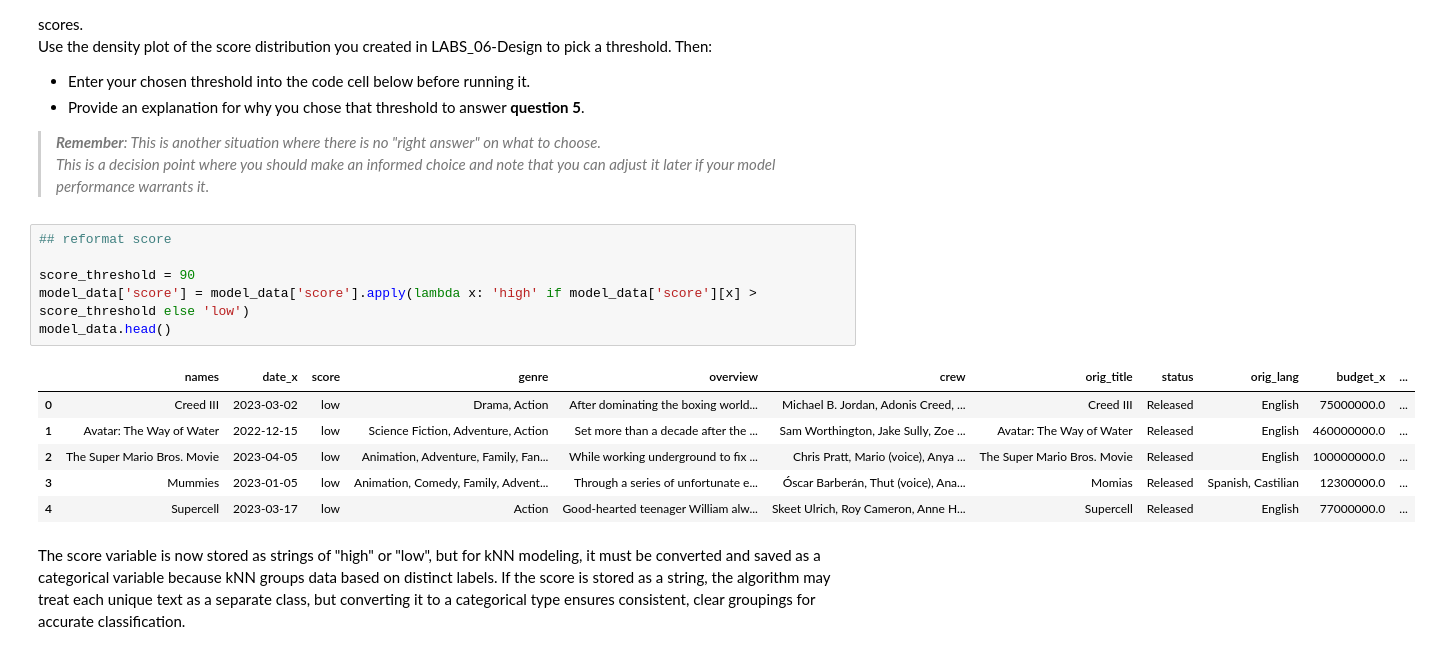
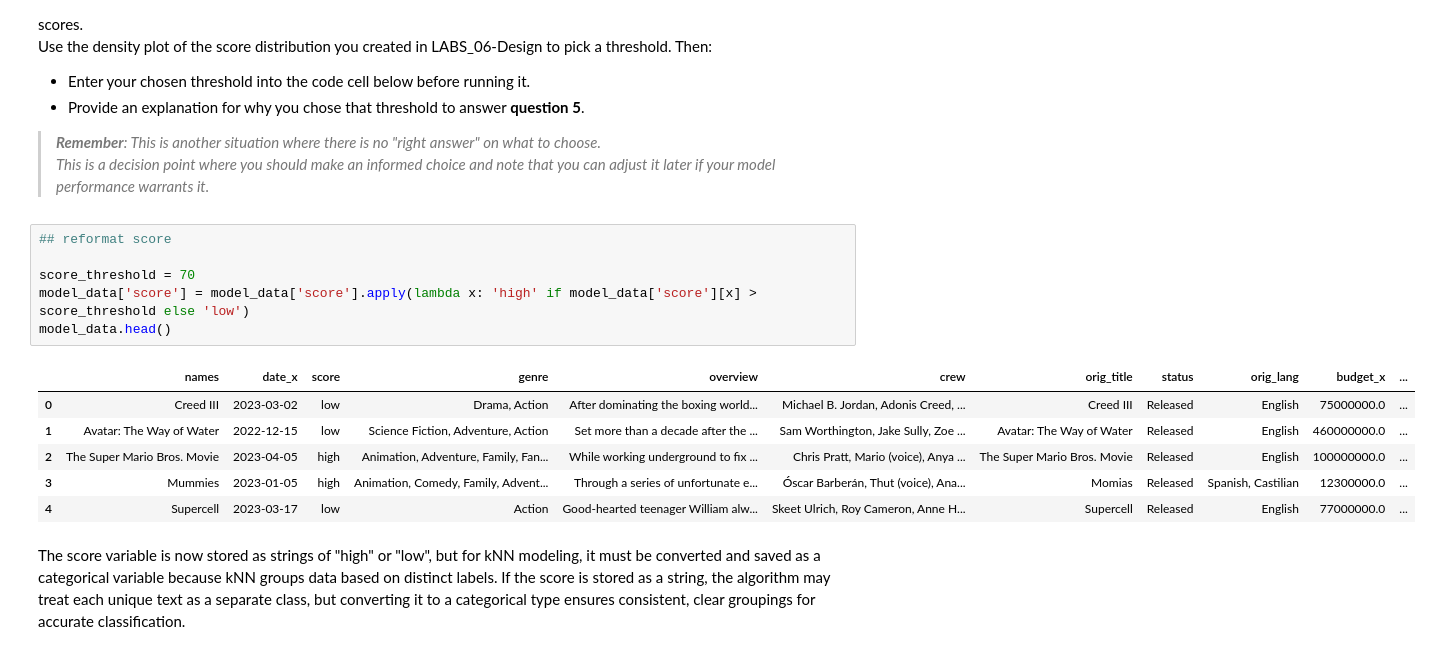
Before and after one commit to annayao0602/DS1001-LABS-Projects, a Jupyter notebook: LABS_09_Analytics (4).ipynb, the cells around one changed output. Drawn from its saved outputs; the diff is of its cells as text.

```diff
--- a/LABS_09_Analytics (4).ipynb
+++ b/LABS_09_Analytics (4).ipynb
@@ -385,15 +385,15 @@ Use the density plot of the score distribution you created in LABS_06-Design to
 # %%
 ## reformat score
 
-score_threshold = 90
+score_threshold = 70
 model_data['score'] = model_data['score'].apply(lambda x: 'high' if model_data['score'][x] > score_threshold else 'low')
 model_data.head()
 # %% [output]
 |  | names | date_x | score | genre | overview | crew | orig_title | status | orig_lang | budget_x | ... |
 | 0 | Creed III | 2023-03-02 | low | Drama, Action | After dominating the boxing world... | Michael B. Jordan, Adonis Creed, ... | Creed III | Released | English | 75000000.0 | ... |
 | 1 | Avatar: The Way of Water | 2022-12-15 | low | Science Fiction, Adventure, Action | Set more than a decade after the ... | Sam Worthington, Jake Sully, Zoe ... | Avatar: The Way of Water | Released | English | 460000000.0 | ... |
-| 2 | The Super Mario Bros. Movie | 2023-04-05 | low | Animation, Adventure, Family, Fan... | While working underground to fix ... | Chris Pratt, Mario (voice), Anya ... | The Super Mario Bros. Movie | Released | English | 100000000.0 | ... |
-| 3 | Mummies | 2023-01-05 | low | Animation, Comedy, Family, Advent... | Through a series of unfortunate e... | Óscar Barberán, Thut (voice), Ana... | Momias | Released | Spanish, Castilian | 12300000.0 | ... |
+| 2 | The Super Mario Bros. Movie | 2023-04-05 | high | Animation, Adventure, Family, Fan... | While working underground to fix ... | Chris Pratt, Mario (voice), Anya ... | The Super Mario Bros. Movie | Released | English | 100000000.0 | ... |
+| 3 | Mummies | 2023-01-05 | high | Animation, Comedy, Family, Advent... | Through a series of unfortunate e... | Óscar Barberán, Thut (voice), Ana... | Momias | Released | Spanish, Castilian | 12300000.0 | ... |
 | 4 | Supercell | 2023-03-17 | low | Action | Good-hearted teenager William alw... | Skeet Ulrich, Roy Cameron, Anne H... | Supercell | Released | English | 77000000.0 | ... |
 # %% [markdown]
 The score variable is now stored as strings of "high" or "low", but for kNN modeling, it must be converted and saved as a categorical variable because kNN groups data based on distinct labels. If the score is stored as a string, the algorithm may treat each unique text as a separate class, but converting it to a categorical type ensures consistent, clear groupings for accurate classification.
```
Also changed, not shown: parts of 2 cells of this notebook, 2 other files.
